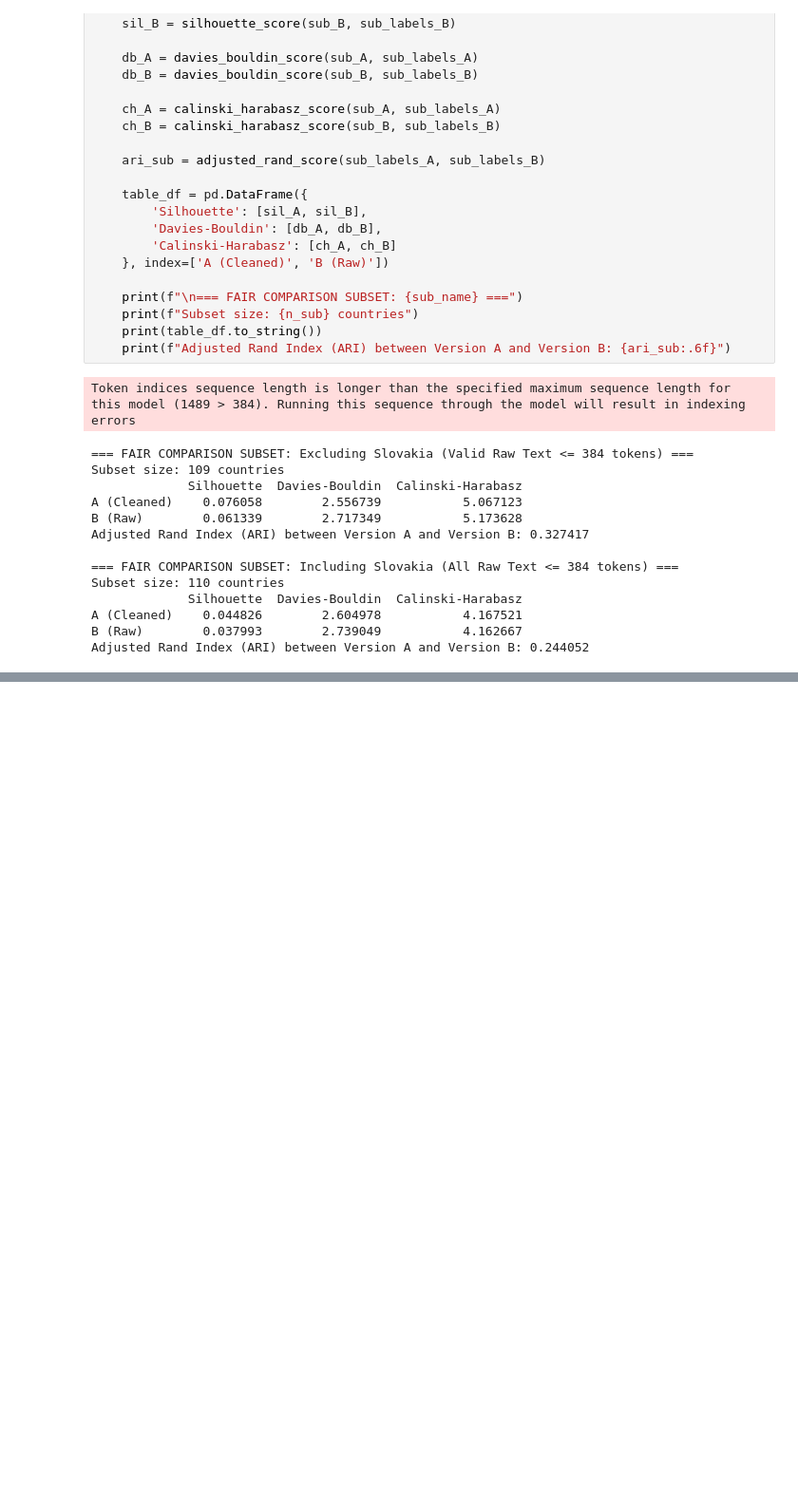
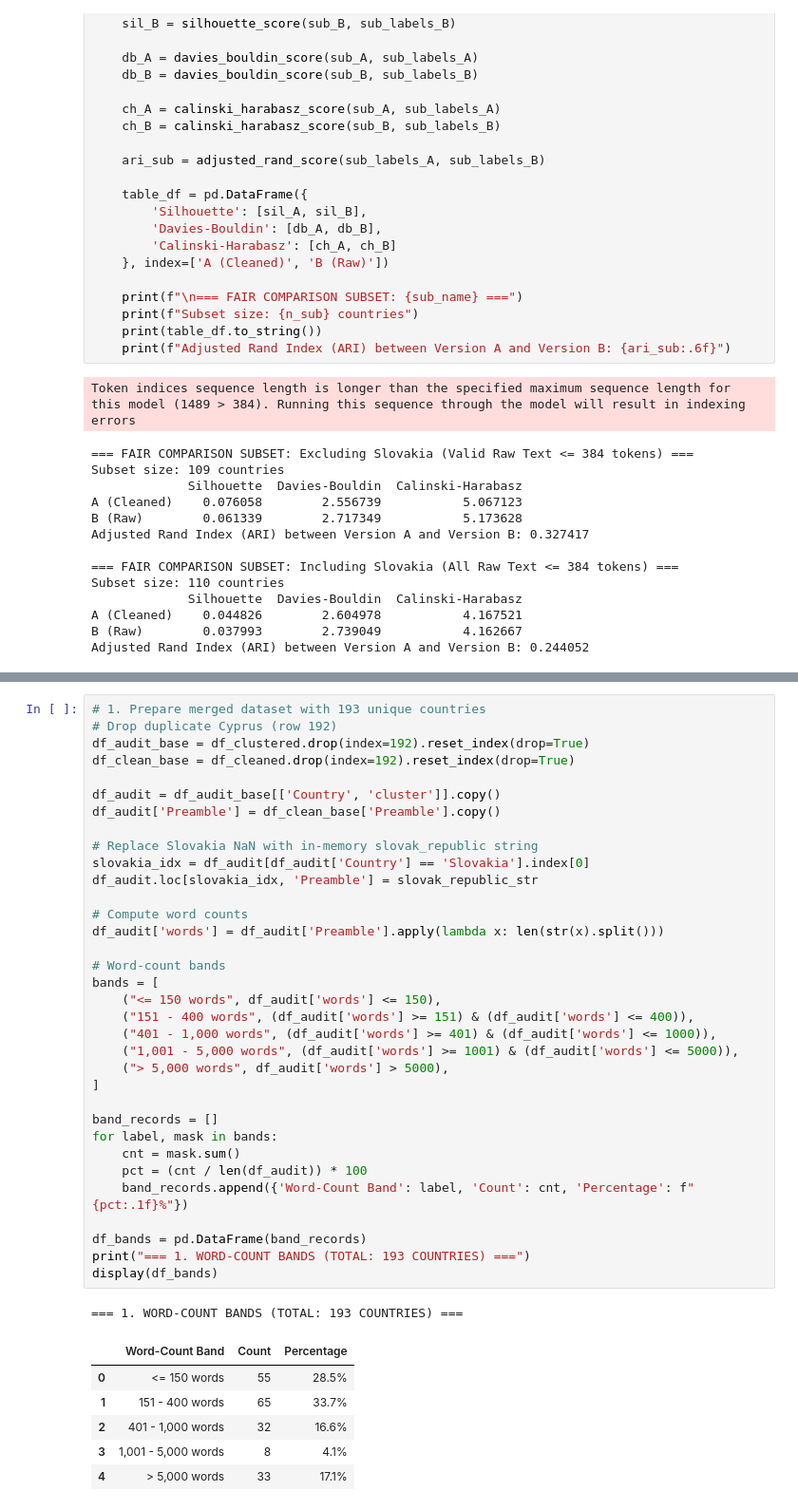
Before and after one commit to devpanchal2005/PreambleMap, a Jupyter notebook: notebooks/02_embedding_comparison.ipynb, the cells around one changed output, grey strips where cells are left out. Shown at 95% size. Cells and saved outputs as stored; diff of their text form; blank space fills up the shorter version.

```diff
--- a/notebooks/02_embedding_comparison.ipynb
+++ b/notebooks/02_embedding_comparison.ipynb
@@ -529,0 +548,42 @@ Adjusted Rand Index (ARI) between Version A and Version B: 0.244052
+# %%
+# 1. Prepare merged dataset with 193 unique countries
+# Drop duplicate Cyprus (row 192)
+df_audit_base = df_clustered.drop(index=192).reset_index(drop=True)
+df_clean_base = df_cleaned.drop(index=192).reset_index(drop=True)
+
+df_audit = df_audit_base[['Country', 'cluster']].copy()
+df_audit['Preamble'] = df_clean_base['Preamble'].copy()
+
+# Replace Slovakia NaN with in-memory slovak_republic string
+slovakia_idx = df_audit[df_audit['Country'] == 'Slovakia'].index[0]
+df_audit.loc[slovakia_idx, 'Preamble'] = slovak_republic_str
+
+# Compute word counts
+df_audit['words'] = df_audit['Preamble'].apply(lambda x: len(str(x).split()))
+
+# Word-count bands
+bands = [
+    ("<= 150 words", df_audit['words'] <= 150),
+    ("151 - 400 words", (df_audit['words'] >= 151) & (df_audit['words'] <= 400)),
+    ("401 - 1,000 words", (df_audit['words'] >= 401) & (df_audit['words'] <= 1000)),
+    ("1,001 - 5,000 words", (df_audit['words'] >= 1001) & (df_audit['words'] <= 5000)),
+    ("> 5,000 words", df_audit['words'] > 5000),
+]
+
+band_records = []
+for label, mask in bands:
+    cnt = mask.sum()
+    pct = (cnt / len(df_audit)) * 100
+    band_records.append({'Word-Count Band': label, 'Count': cnt, 'Percentage': f"{pct:.1f}%"})
+
+df_bands = pd.DataFrame(band_records)
+print("=== 1. WORD-COUNT BANDS (TOTAL: 193 COUNTRIES) ===")
+display(df_bands)
+# %% [output]
+=== 1. WORD-COUNT BANDS (TOTAL: 193 COUNTRIES) ===
+|  | Word-Count Band | Count | Percentage |
+| 0 | <= 150 words | 55 | 28.5% |
+| 1 | 151 - 400 words | 65 | 33.7% |
+| 2 | 401 - 1,000 words | 32 | 16.6% |
+| 3 | 1,001 - 5,000 words | 8 | 4.1% |
+| 4 | > 5,000 words | 33 | 17.1% |
```
Also changed, not shown: parts of 10 cells of this notebook, 2 other files.
